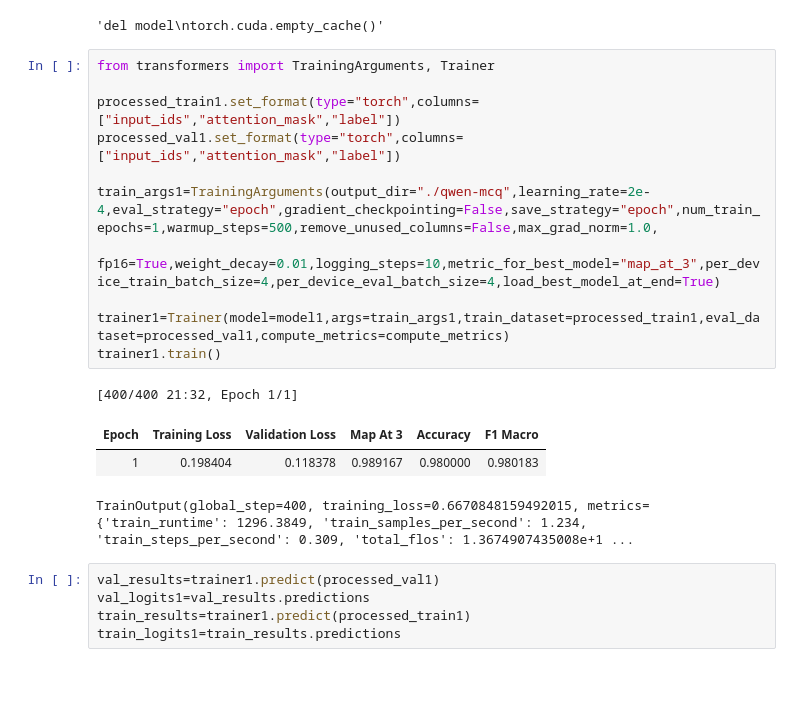
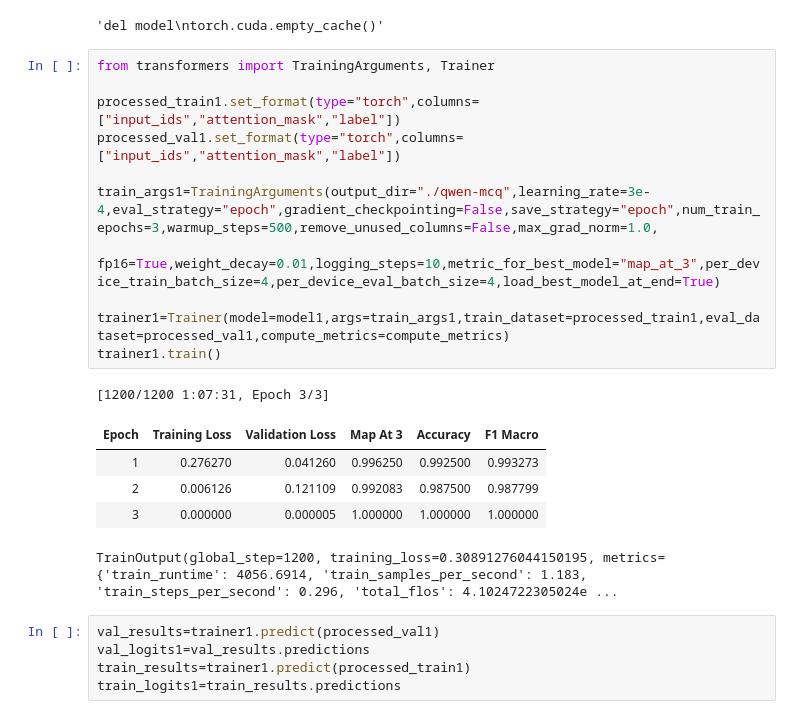
Before and after one commit to 24f2002314/DL-24f2002314-notebook-t22026, a Jupyter notebook: DL-24f2002314-notebook-t22026.ipynb, the cells around one changed output. Cells and saved outputs as stored; diff of their text form; blank space fills up the shorter version.

```diff
--- a/DL-24f2002314-notebook-t22026.ipynb
+++ b/DL-24f2002314-notebook-t22026.ipynb
@@ -770,19 +770,21 @@ torch.cuda.empty_cache()"""
 # %%
 from transformers import TrainingArguments, Trainer
 
 processed_train1.set_format(type="torch",columns=["input_ids","attention_mask","label"])
 processed_val1.set_format(type="torch",columns=["input_ids","attention_mask","label"])
 
-train_args1=TrainingArguments(output_dir="./qwen-mcq",learning_rate=2e-4,eval_strategy="epoch",gradient_checkpointing=False,save_strategy="epoch",num_train_epochs=1,warmup_steps=500,remove_unused_columns=False,max_grad_norm=1.0,
+train_args1=TrainingArguments(output_dir="./qwen-mcq",learning_rate=3e-4,eval_strategy="epoch",gradient_checkpointing=False,save_strategy="epoch",num_train_epochs=3,warmup_steps=500,remove_unused_columns=False,max_grad_norm=1.0,
                              fp16=True,weight_decay=0.01,logging_steps=10,metric_for_best_model="map_at_3",per_device_train_batch_size=4,per_device_eval_batch_size=4,load_best_model_at_end=True)
 
 trainer1=Trainer(model=model1,args=train_args1,train_dataset=processed_train1,eval_dataset=processed_val1,compute_metrics=compute_metrics)
 trainer1.train()
 # %% [output]
-[400/400 21:32, Epoch 1/1]
+[1200/1200 1:07:31, Epoch 3/3]
 | Epoch | Training Loss | Validation Loss | Map At 3 | Accuracy | F1 Macro |
-| 1 | 0.198404 | 0.118378 | 0.989167 | 0.980000 | 0.980183 |
+| 1 | 0.276270 | 0.041260 | 0.996250 | 0.992500 | 0.993273 |
+| 2 | 0.006126 | 0.121109 | 0.992083 | 0.987500 | 0.987799 |
+| 3 | 0.000000 | 0.000005 | 1.000000 | 1.000000 | 1.000000 |
-TrainOutput(global_step=400, training_loss=0.6670848159492015, metrics={'train_runtime': 1296.3849, 'train_samples_per_second': 1.234, 'train_steps_per_second': 0.309, 'total_flos': 1.3674907435008e+1 ...
+TrainOutput(global_step=1200, training_loss=0.30891276044150195, metrics={'train_runtime': 4056.6914, 'train_samples_per_second': 1.183, 'train_steps_per_second': 0.296, 'total_flos': 4.1024722305024e ...
 # %%
 val_results=trainer1.predict(processed_val1)
 val_logits1=val_results.predictions
```
Also changed, not shown: parts of 9 cells of this notebook.
